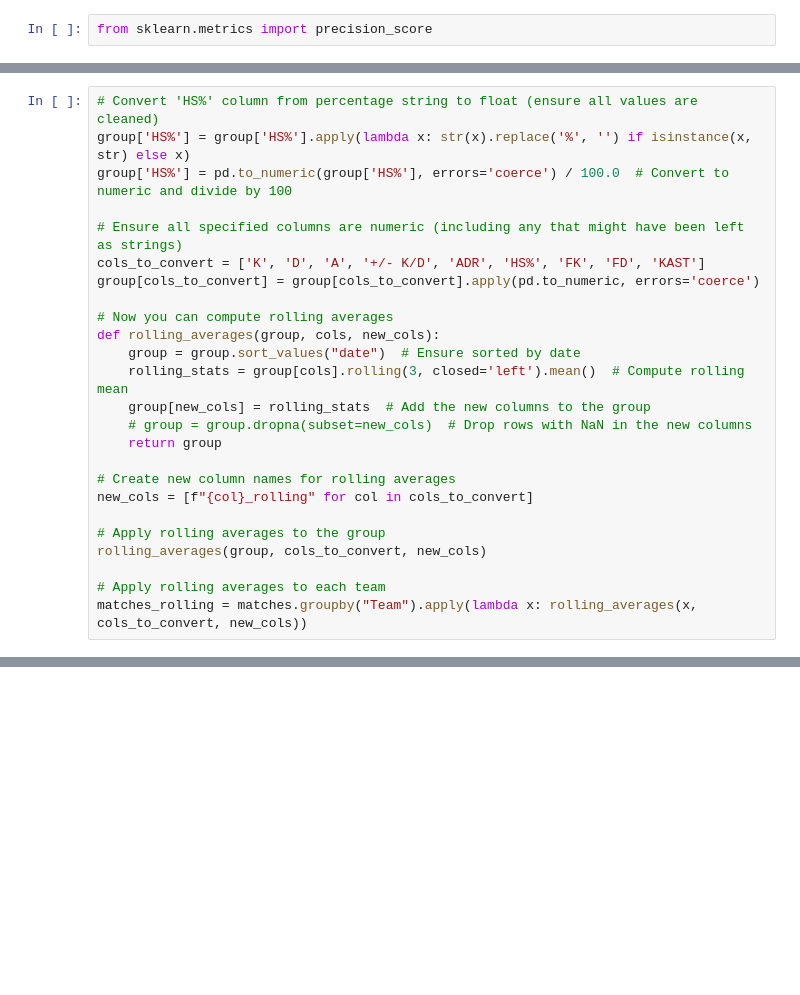
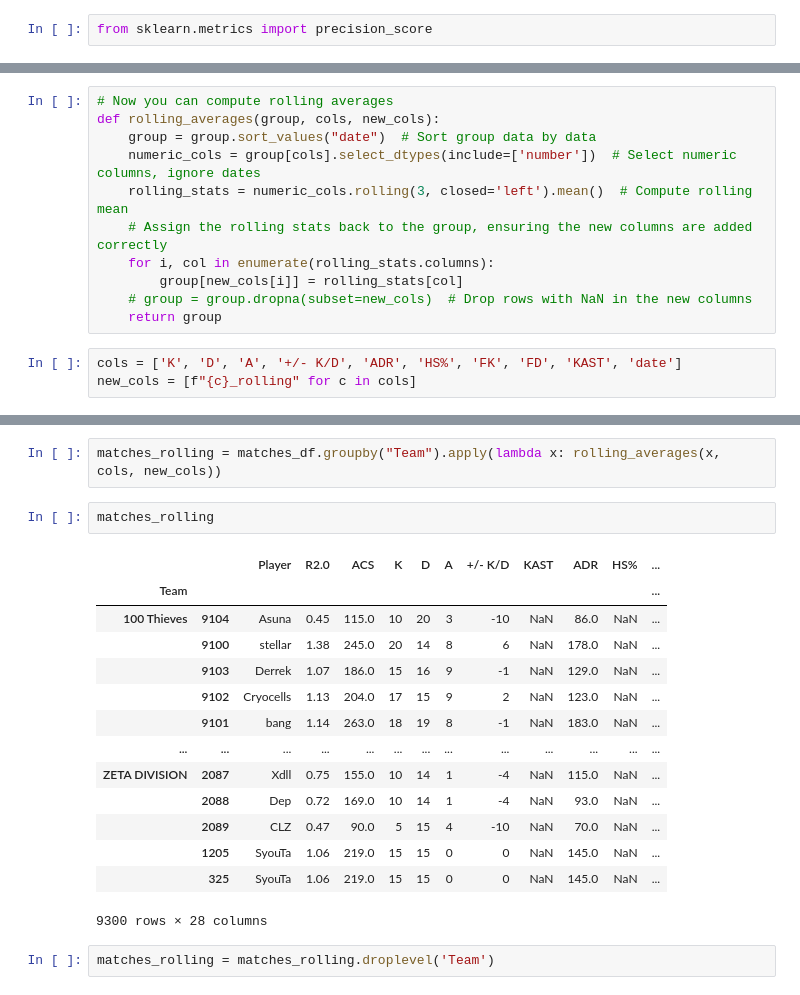
Before and after one commit to samueleallen/Valorant-Match-Predictor-w-Scraper-, a Jupyter notebook: ValorantMatchPredictor.ipynb, the cells around one changed output, grey strips where cells are left out. Drawn from its saved outputs; the diff is of its cells as text; blank space fills up the shorter version.

Commit message:
Working on rolling averages

```diff
--- a/ValorantMatchPredictor.ipynb
+++ b/ValorantMatchPredictor.ipynb
@@ -195,25 +195,0 @@ group
-# %%
-# Convert 'HS%' column from percentage string to float (ensure all values are cleaned)
-group['HS%'] = group['HS%'].apply(lambda x: str(x).replace('%', '') if isinstance(x, str) else x)
-group['HS%'] = pd.to_numeric(group['HS%'], errors='coerce') / 100.0  # Convert to numeric and divide by 100
-
-# Ensure all specified columns are numeric (including any that might have been left as strings)
-cols_to_convert = ['K', 'D', 'A', '+/- K/D', 'ADR', 'HS%', 'FK', 'FD', 'KAST']
-group[cols_to_convert] = group[cols_to_convert].apply(pd.to_numeric, errors='coerce')
-
-# Now you can compute rolling averages
-def rolling_averages(group, cols, new_cols):
-    group = group.sort_values("date")  # Ensure sorted by date
-    rolling_stats = group[cols].rolling(3, closed='left').mean()  # Compute rolling mean
-    group[new_cols] = rolling_stats  # Add the new columns to the group
-    # group = group.dropna(subset=new_cols)  # Drop rows with NaN in the new columns
-    return group
-
-# Create new column names for rolling averages
-new_cols = [f"{col}_rolling" for col in cols_to_convert]
-
-# Apply rolling averages to the group
-rolling_averages(group, cols_to_convert, new_cols)
-
-# Apply rolling averages to each team
-matches_rolling = matches.groupby("Team").apply(lambda x: rolling_averages(x, cols_to_convert, new_cols))
@@ -239,0 +196,14 @@ DataError: Cannot aggregate non-numeric type: object
+# %%
+# Now you can compute rolling averages
+def rolling_averages(group, cols, new_cols):
+    group = group.sort_values("date")  # Sort group data by data
+    numeric_cols = group[cols].select_dtypes(include=['number'])  # Select numeric columns, ignore dates
+    rolling_stats = numeric_cols.rolling(3, closed='left').mean()  # Compute rolling mean
+    # Assign the rolling stats back to the group, ensuring the new columns are added correctly
+    for i, col in enumerate(rolling_stats.columns):
+        group[new_cols[i]] = rolling_stats[col]
+    # group = group.dropna(subset=new_cols)  # Drop rows with NaN in the new columns
+    return group
+# %%
+cols = ['K', 'D', 'A', '+/- K/D', 'ADR', 'HS%', 'FK', 'FD', 'KAST', 'date']
+new_cols = [f"{c}_rolling" for c in cols]
@@ -239,0 +239,21 @@ DataError: Cannot aggregate non-numeric type: object
+# %%
+matches_rolling = matches_df.groupby("Team").apply(lambda x: rolling_averages(x, cols, new_cols))
+# %%
+matches_rolling
+# %% [output]
+|  |  | Player | R2.0 | ACS | K | D | A | +/- K/D | KAST | ADR | HS% | ... |
+| Team |  |  |  |  |  |  |  |  |  |  |  | ... |
+| 100 Thieves | 9104 | Asuna | 0.45 | 115.0 | 10 | 20 | 3 | -10 | NaN | 86.0 | NaN | ... |
+|  | 9100 | stellar | 1.38 | 245.0 | 20 | 14 | 8 | 6 | NaN | 178.0 | NaN | ... |
+|  | 9103 | Derrek | 1.07 | 186.0 | 15 | 16 | 9 | -1 | NaN | 129.0 | NaN | ... |
+|  | 9102 | Cryocells | 1.13 | 204.0 | 17 | 15 | 9 | 2 | NaN | 123.0 | NaN | ... |
+|  | 9101 | bang | 1.14 | 263.0 | 18 | 19 | 8 | -1 | NaN | 183.0 | NaN | ... |
+| ... | ... | ... | ... | ... | ... | ... | ... | ... | ... | ... | ... | ... |
+| ZETA DIVISION | 2087 | Xdll | 0.75 | 155.0 | 10 | 14 | 1 | -4 | NaN | 115.0 | NaN | ... |
+|  | 2088 | Dep | 0.72 | 169.0 | 10 | 14 | 1 | -4 | NaN | 93.0 | NaN | ... |
+|  | 2089 | CLZ | 0.47 | 90.0 | 5 | 15 | 4 | -10 | NaN | 70.0 | NaN | ... |
+|  | 1205 | SyouTa | 1.06 | 219.0 | 15 | 15 | 0 | 0 | NaN | 145.0 | NaN | ... |
+|  | 325 | SyouTa | 1.06 | 219.0 | 15 | 15 | 0 | 0 | NaN | 145.0 | NaN | ... |
+9300 rows × 28 columns
+# %%
+matches_rolling = matches_rolling.droplevel('Team')
```
Also changed, not shown: parts of 23 cells of this notebook.
